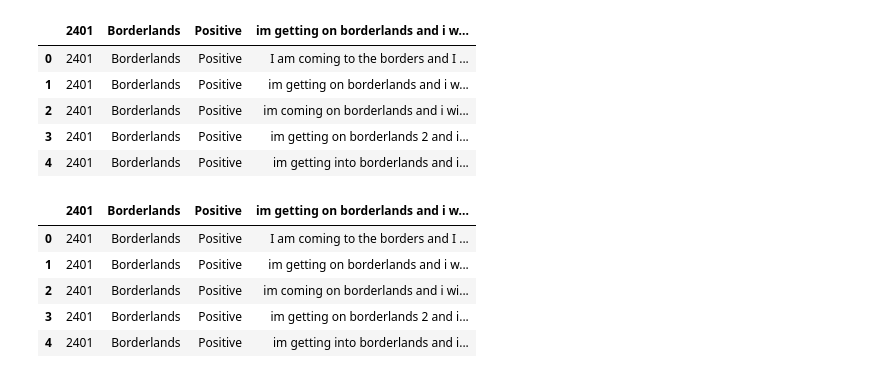
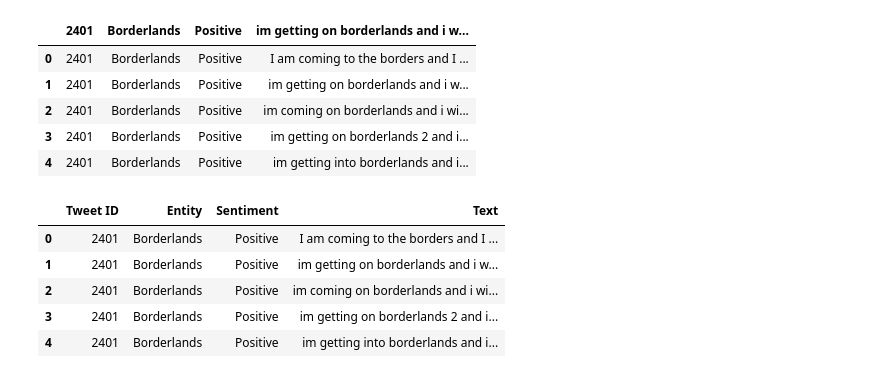
Before and after one commit to igorbalbino/PLN-aula, a Jupyter notebook: pln.ipynb, the cells around one changed output. Cells and saved outputs as stored; diff of their text form; code cells hidden in the pictures.

```diff
--- a/pln.ipynb
+++ b/pln.ipynb
@@ -36,10 +36,11 @@ dataset.head()
 | 3 | 2401 | Borderlands | Positive | im getting on borderlands 2 and i... |
 | 4 | 2401 | Borderlands | Positive | im getting into borderlands and i... |
 # %%
-dataset.rename(columns={'2401': 'Tweet ID', 'Borderlands': 'Entity', 'Positive': 'Sentiment', 'im getting on borderlands and i will murder you all ,': 'Text'})
+# coloca nomes nas colunas
+dataset.columns = ['Tweet ID', 'Entity', 'Sentiment', 'Text']
 dataset.head()
 # %% [output]
-|  | 2401 | Borderlands | Positive | im getting on borderlands and i w... |
+|  | Tweet ID | Entity | Sentiment | Text |
 | 0 | 2401 | Borderlands | Positive | I am coming to the borders and I ... |
 | 1 | 2401 | Borderlands | Positive | im getting on borderlands and i w... |
 | 2 | 2401 | Borderlands | Positive | im coming on borderlands and i wi... |
```
Also changed, not shown: parts of 17 cells of this notebook, 1 other file.
